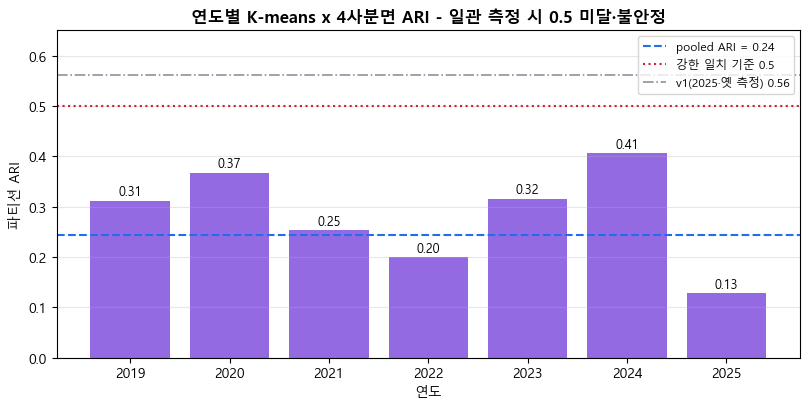
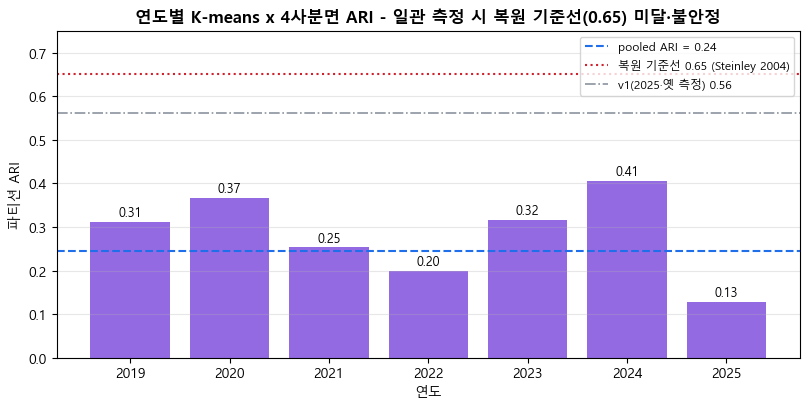
Code edit (unified diff) that turned the first committed figure into the second:
--- before
+++ after
@@ -1,3 +1,3 @@
-# [시각화] 연도별 ARI 막대 + pooled/0.5 기준선
+# [시각화] 연도별 ARI 막대 + pooled/복원 기준선(Steinley 2004)
 fig, ax = plt.subplots(figsize=(8.2, 4.2))
 bars = ax.bar(ari_year.index.astype(str), ari_year["ARI"], color="#8250df", alpha=0.85)
@@ -6,8 +6,8 @@
                 textcoords="offset points", xytext=(0, 4), ha="center", fontsize=9)
 ax.axhline(ari, color="#1f6feb", ls="--", lw=1.5, label=f"pooled ARI = {ari:.2f}")
-ax.axhline(0.5, color="#cf222e", ls=":", lw=1.5, label="강한 일치 기준 0.5")
+ax.axhline(0.65, color="#cf222e", ls=":", lw=1.5, label="복원 기준선 0.65 (Steinley 2004)")
 ax.axhline(0.561, color="#8b949e", ls="-.", lw=1.2, label="v1(2025·옛 측정) 0.56")
-ax.set_title("연도별 K-means x 4사분면 ARI - 일관 측정 시 0.5 미달·불안정", fontsize=12, weight="bold")
-ax.set_xlabel("연도"); ax.set_ylabel("파티션 ARI"); ax.set_ylim(0, 0.65)
+ax.set_title("연도별 K-means x 4사분면 ARI - 일관 측정 시 복원 기준선(0.65) 미달·불안정", fontsize=12, weight="bold")
+ax.set_xlabel("연도"); ax.set_ylabel("파티션 ARI"); ax.set_ylim(0, 0.75)
 ax.legend(fontsize=8.5); ax.grid(axis="y", alpha=0.3)
 plt.tight_layout(); plt.show()

Commit: 📖 Docs: P6-B-6 방법론 서지 정밀화(IE·Kish·ARI·α) + 노트북↔원고↔PDF 동기화 루프 확립